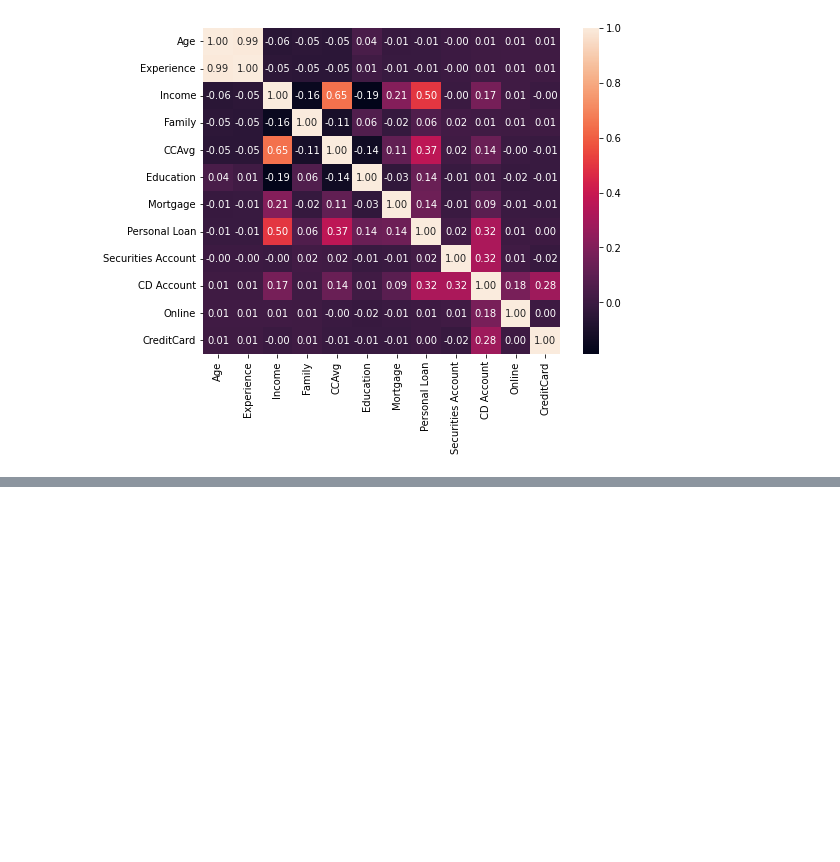
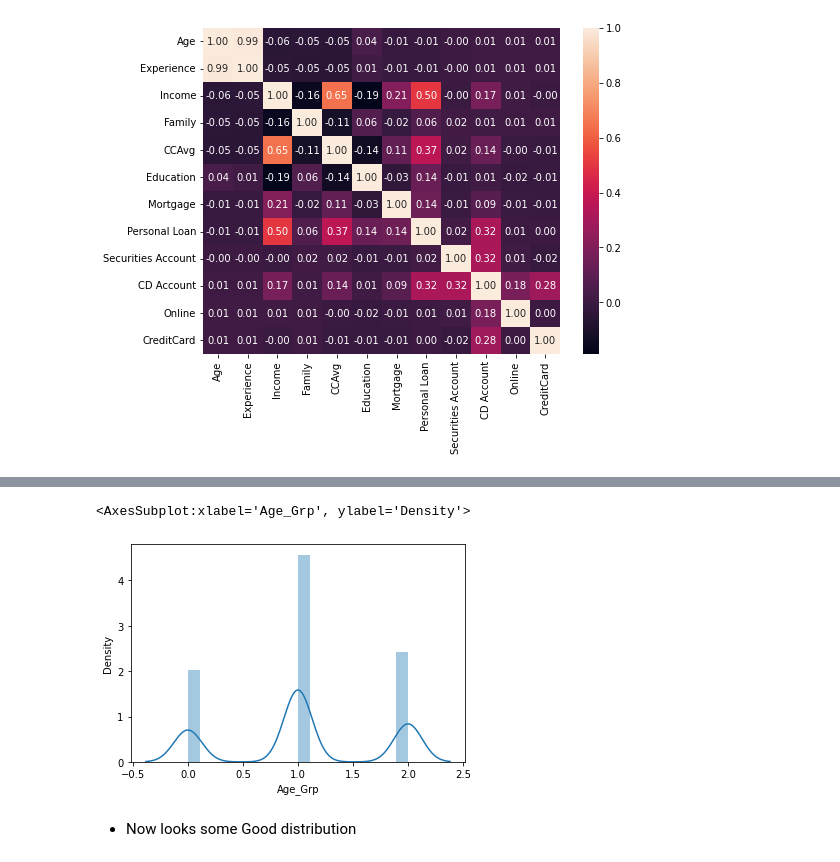
Before and after one commit to CaptaiN785/ML-Notebooks, a Jupyter notebook: Naive_bayes/main.ipynb, the cells around one changed output, grey strips where cells are left out. Saved outputs shown, nothing was run; the diff lists cells and outputs as text; code cells hidden in the pictures; blank space fills up the shorter version.

```diff
--- a/Naive_bayes/main.ipynb
+++ b/Naive_bayes/main.ipynb
@@ -172,0 +188,7 @@ sns.heatmap(df_corr, annot = True, fmt = '1.2f')
+# %%
+sns.distplot(df['Age_Grp'])
+# %% [output]
+<AxesSubplot:xlabel='Age_Grp', ylabel='Density'>
+[figure, added]
+# %% [markdown]
+- Now looks some Good distribution
```
Also changed, not shown: parts of 8 cells of this notebook.
